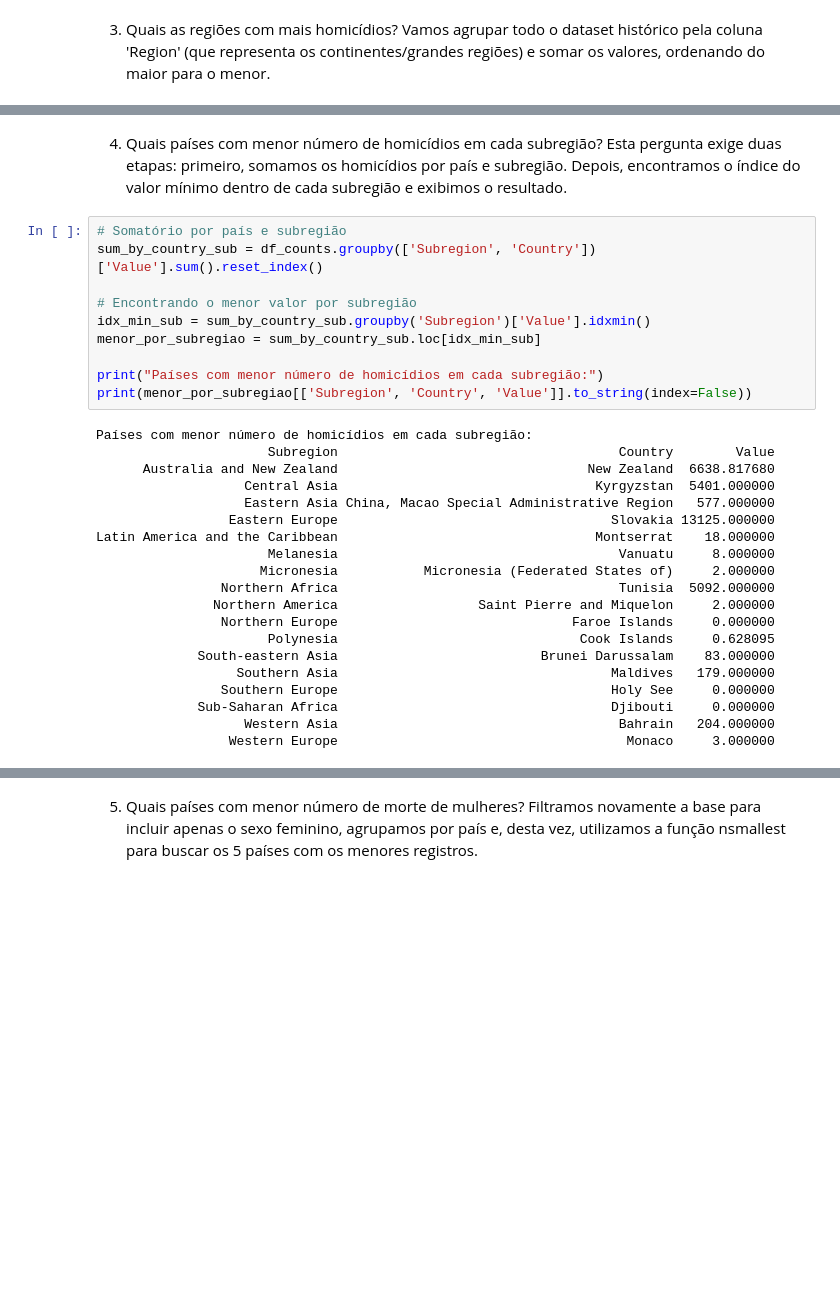
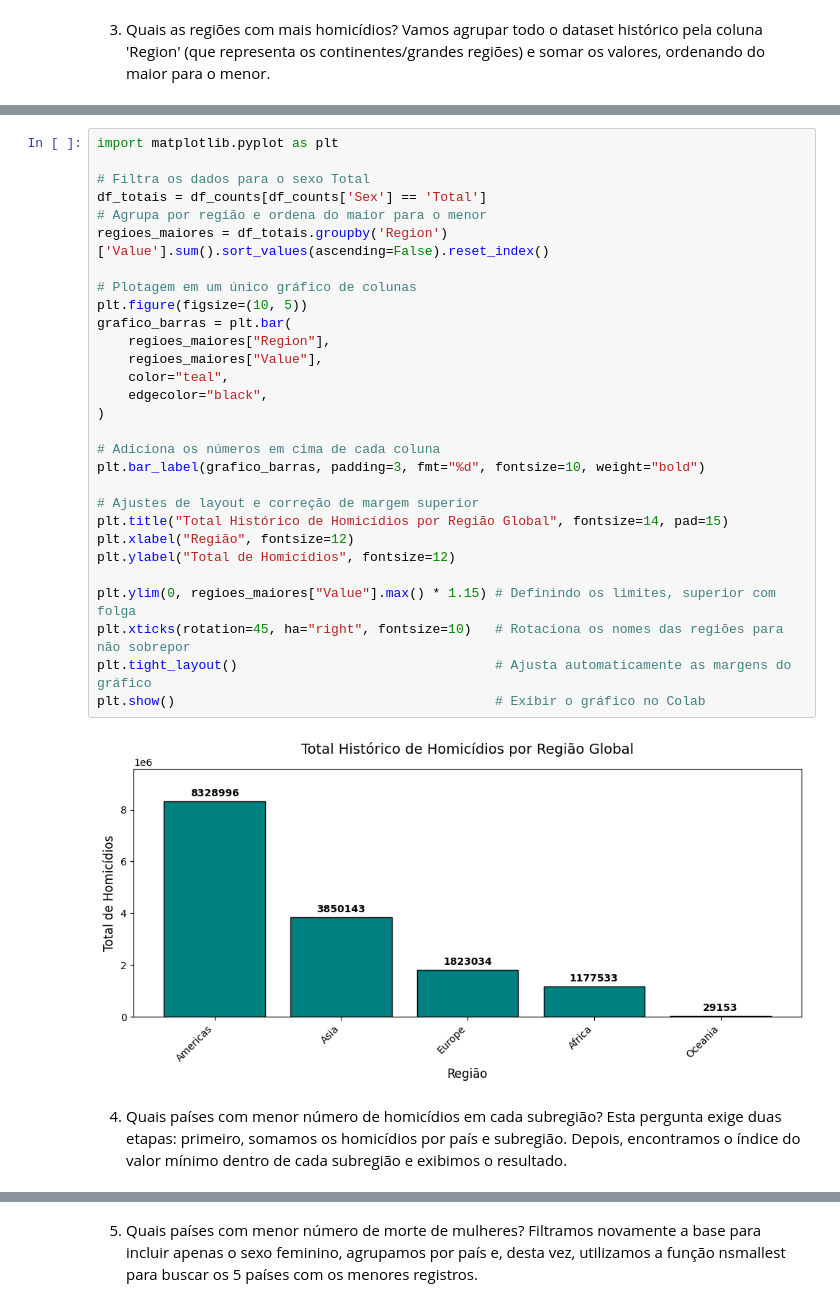
Before and after one commit to victoremanuelfont/analise_homicidios_regressao, a Jupyter notebook: Análise_Homicídios.ipynb, the cells around one changed output, grey strips where cells are left out. Drawn from its saved outputs; the diff is of its cells as text; blank space fills up the shorter version.

```diff
--- a/Análise_Homicídios.ipynb
+++ b/Análise_Homicídios.ipynb
@@ -111,33 +101,34 @@ Name: Value, dtype: float64
+# %%
+import matplotlib.pyplot as plt
+
+# Filtra os dados para o sexo Total
+df_totais = df_counts[df_counts['Sex'] == 'Total']
+# Agrupa por região e ordena do maior para o menor
+regioes_maiores = df_totais.groupby('Region')['Value'].sum().sort_values(ascending=False).reset_index()
+
+# Plotagem em um único gráfico de colunas
+plt.figure(figsize=(10, 5))
+grafico_barras = plt.bar(
+    regioes_maiores["Region"],
+    regioes_maiores["Value"],
+    color="teal",
+    edgecolor="black",
+)
+
+# Adiciona os números em cima de cada coluna
+plt.bar_label(grafico_barras, padding=3, fmt="%d", fontsize=10, weight="bold")
+
+# Ajustes de layout e correção de margem superior
+plt.title("Total Histórico de Homicídios por Região Global", fontsize=14, pad=15)
+plt.xlabel("Região", fontsize=12)
+plt.ylabel("Total de Homicídios", fontsize=12)
+
+plt.ylim(0, regioes_maiores["Value"].max() * 1.15) # Definindo os limites, superior com folga
+plt.xticks(rotation=45, ha="right", fontsize=10)   # Rotaciona os nomes das regiões para não sobrepor
+plt.tight_layout()                                 # Ajusta automaticamente as margens do gráfico
+plt.show()                                         # Exibir o gráfico no Colab
+# %% [output]
+[figure, added]
 # %% [markdown]
 4. Quais países com menor número de homicídios em cada subregião?
 Esta pergunta exige duas etapas: primeiro, somamos os homicídios por país e subregião. Depois, encontramos o índice do valor mínimo dentro de cada subregião e exibimos o resultado.
-# %%
-# Somatório por país e subregião
-sum_by_country_sub = df_counts.groupby(['Subregion', 'Country'])['Value'].sum().reset_index()
-
-# Encontrando o menor valor por subregião
-idx_min_sub = sum_by_country_sub.groupby('Subregion')['Value'].idxmin()
-menor_por_subregiao = sum_by_country_sub.loc[idx_min_sub]
-
-print("Países com menor número de homicídios em cada subregião:")
-print(menor_por_subregiao[['Subregion', 'Country', 'Value']].to_string(index=False))
-# %% [output]
-Países com menor número de homicídios em cada subregião:
-                      Subregion                                    Country        Value
-      Australia and New Zealand                                New Zealand  6638.817680
-                   Central Asia                                 Kyrgyzstan  5401.000000
-                   Eastern Asia China, Macao Special Administrative Region   577.000000
-                 Eastern Europe                                   Slovakia 13125.000000
-Latin America and the Caribbean                                 Montserrat    18.000000
-                      Melanesia                                    Vanuatu     8.000000
-                     Micronesia           Micronesia (Federated States of)     2.000000
-                Northern Africa                                    Tunisia  5092.000000
-               Northern America                  Saint Pierre and Miquelon     2.000000
-                Northern Europe                              Faroe Islands     0.000000
-                      Polynesia                               Cook Islands     0.628095
-             South-eastern Asia                          Brunei Darussalam    83.000000
-                  Southern Asia                                   Maldives   179.000000
-                Southern Europe                                   Holy See     0.000000
-             Sub-Saharan Africa                                   Djibouti     0.000000
-                   Western Asia                                    Bahrain   204.000000
-                 Western Europe                                     Monaco     3.000000
```
Also changed, not shown: parts of 24 cells of this notebook.
